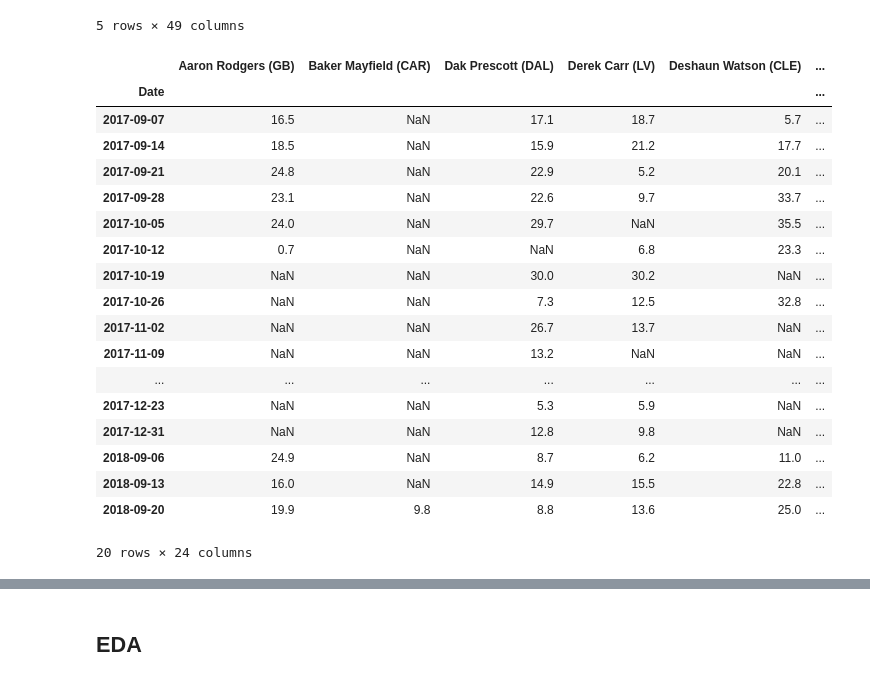
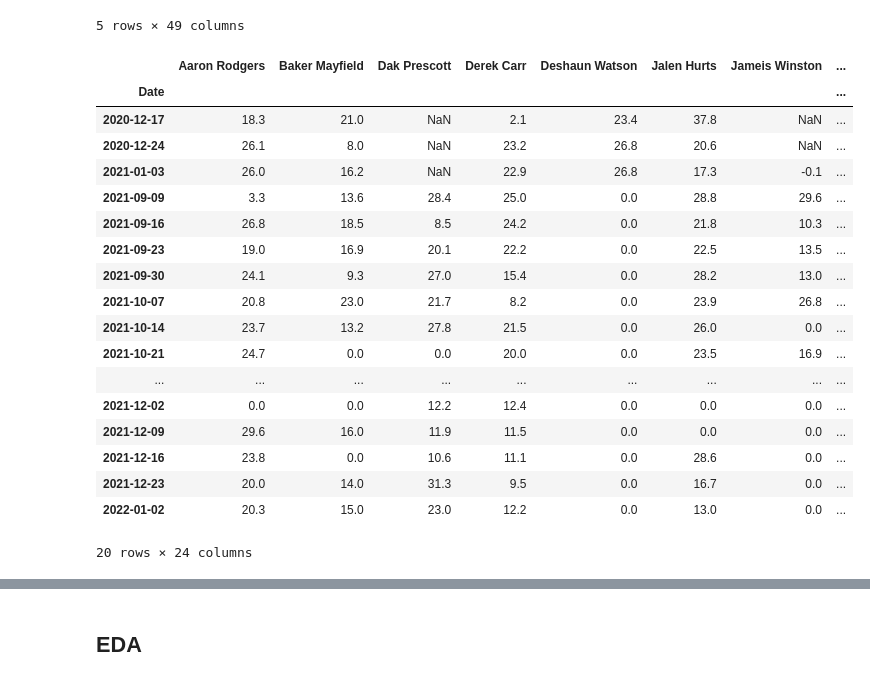
Before and after one commit to meljoy1099/fantasy-football-draft-analysis, a Jupyter notebook: notebook.ipynb, the cells around one changed output, grey strips where cells are left out. Cells and saved outputs as stored; diff of their text form; code cells hidden in the pictures.

```diff
--- a/notebook.ipynb
+++ b/notebook.ipynb
@@ -55,40 +55,40 @@ player_df.head()
 # %%
 # load in player fantasy points time series
 wr_ts = pd.read_csv('data/wr_ts.csv')
 wr_ts['Date'] = pd.to_datetime(wr_ts['Unnamed: 0'])
 wr_ts = wr_ts.set_index('Date').drop('Unnamed: 0', axis=1)
 
 qb_ts = pd.read_csv('data/qb_ts.csv')
 qb_ts['Date'] = pd.to_datetime(qb_ts['Unnamed: 0'])
 qb_ts = qb_ts.set_index('Date').drop('Unnamed: 0', axis=1)
 
 rb_ts = pd.read_csv('data/rb_ts.csv')
 rb_ts['Date'] = pd.to_datetime(rb_ts['Unnamed: 0'])
 rb_ts = rb_ts.set_index('Date').drop('Unnamed: 0', axis=1)
 
 te_ts = pd.read_csv('data/te_ts.csv')
 te_ts['Date'] = pd.to_datetime(te_ts['Unnamed: 0'])
 te_ts = te_ts.set_index('Date').drop('Unnamed: 0', axis=1)
-qb_ts.head(20)
+qb_ts.tail(20)
 # %% [output]
-|  | Aaron Rodgers (GB) | Baker Mayfield (CAR) | Dak Prescott (DAL) | Derek Carr (LV) | Deshaun Watson (CLE) | ... |
-| Date |  |  |  |  |  | ... |
-| 2017-09-07 | 16.5 | NaN | 17.1 | 18.7 | 5.7 | ... |
-| 2017-09-14 | 18.5 | NaN | 15.9 | 21.2 | 17.7 | ... |
-| 2017-09-21 | 24.8 | NaN | 22.9 | 5.2 | 20.1 | ... |
-| 2017-09-28 | 23.1 | NaN | 22.6 | 9.7 | 33.7 | ... |
-| 2017-10-05 | 24.0 | NaN | 29.7 | NaN | 35.5 | ... |
-| 2017-10-12 | 0.7 | NaN | NaN | 6.8 | 23.3 | ... |
-| 2017-10-19 | NaN | NaN | 30.0 | 30.2 | NaN | ... |
-| 2017-10-26 | NaN | NaN | 7.3 | 12.5 | 32.8 | ... |
-| 2017-11-02 | NaN | NaN | 26.7 | 13.7 | NaN | ... |
-| 2017-11-09 | NaN | NaN | 13.2 | NaN | NaN | ... |
-| ... | ... | ... | ... | ... | ... | ... |
-| 2017-12-23 | NaN | NaN | 5.3 | 5.9 | NaN | ... |
-| 2017-12-31 | NaN | NaN | 12.8 | 9.8 | NaN | ... |
-| 2018-09-06 | 24.9 | NaN | 8.7 | 6.2 | 11.0 | ... |
-| 2018-09-13 | 16.0 | NaN | 14.9 | 15.5 | 22.8 | ... |
-| 2018-09-20 | 19.9 | 9.8 | 8.8 | 13.6 | 25.0 | ... |
+|  | Aaron Rodgers | Baker Mayfield | Dak Prescott | Derek Carr | Deshaun Watson | Jalen Hurts | Jameis Winston | ... |
+| Date |  |  |  |  |  |  |  | ... |
+| 2020-12-17 | 18.3 | 21.0 | NaN | 2.1 | 23.4 | 37.8 | NaN | ... |
+| 2020-12-24 | 26.1 | 8.0 | NaN | 23.2 | 26.8 | 20.6 | NaN | ... |
+| 2021-01-03 | 26.0 | 16.2 | NaN | 22.9 | 26.8 | 17.3 | -0.1 | ... |
+| 2021-09-09 | 3.3 | 13.6 | 28.4 | 25.0 | 0.0 | 28.8 | 29.6 | ... |
+| 2021-09-16 | 26.8 | 18.5 | 8.5 | 24.2 | 0.0 | 21.8 | 10.3 | ... |
+| 2021-09-23 | 19.0 | 16.9 | 20.1 | 22.2 | 0.0 | 22.5 | 13.5 | ... |
+| 2021-09-30 | 24.1 | 9.3 | 27.0 | 15.4 | 0.0 | 28.2 | 13.0 | ... |
+| 2021-10-07 | 20.8 | 23.0 | 21.7 | 8.2 | 0.0 | 23.9 | 26.8 | ... |
+| 2021-10-14 | 23.7 | 13.2 | 27.8 | 21.5 | 0.0 | 26.0 | 0.0 | ... |
+| 2021-10-21 | 24.7 | 0.0 | 0.0 | 20.0 | 0.0 | 23.5 | 16.9 | ... |
+| ... | ... | ... | ... | ... | ... | ... | ... | ... |
+| 2021-12-02 | 0.0 | 0.0 | 12.2 | 12.4 | 0.0 | 0.0 | 0.0 | ... |
+| 2021-12-09 | 29.6 | 16.0 | 11.9 | 11.5 | 0.0 | 0.0 | 0.0 | ... |
+| 2021-12-16 | 23.8 | 0.0 | 10.6 | 11.1 | 0.0 | 28.6 | 0.0 | ... |
+| 2021-12-23 | 20.0 | 14.0 | 31.3 | 9.5 | 0.0 | 16.7 | 0.0 | ... |
+| 2022-01-02 | 20.3 | 15.0 | 23.0 | 12.2 | 0.0 | 13.0 | 0.0 | ... |
 20 rows × 24 columns
 # %%
 # load in player fantasy stats data as player_df
```
Also changed, not shown: parts of 85 cells of this notebook, 9 other files.
